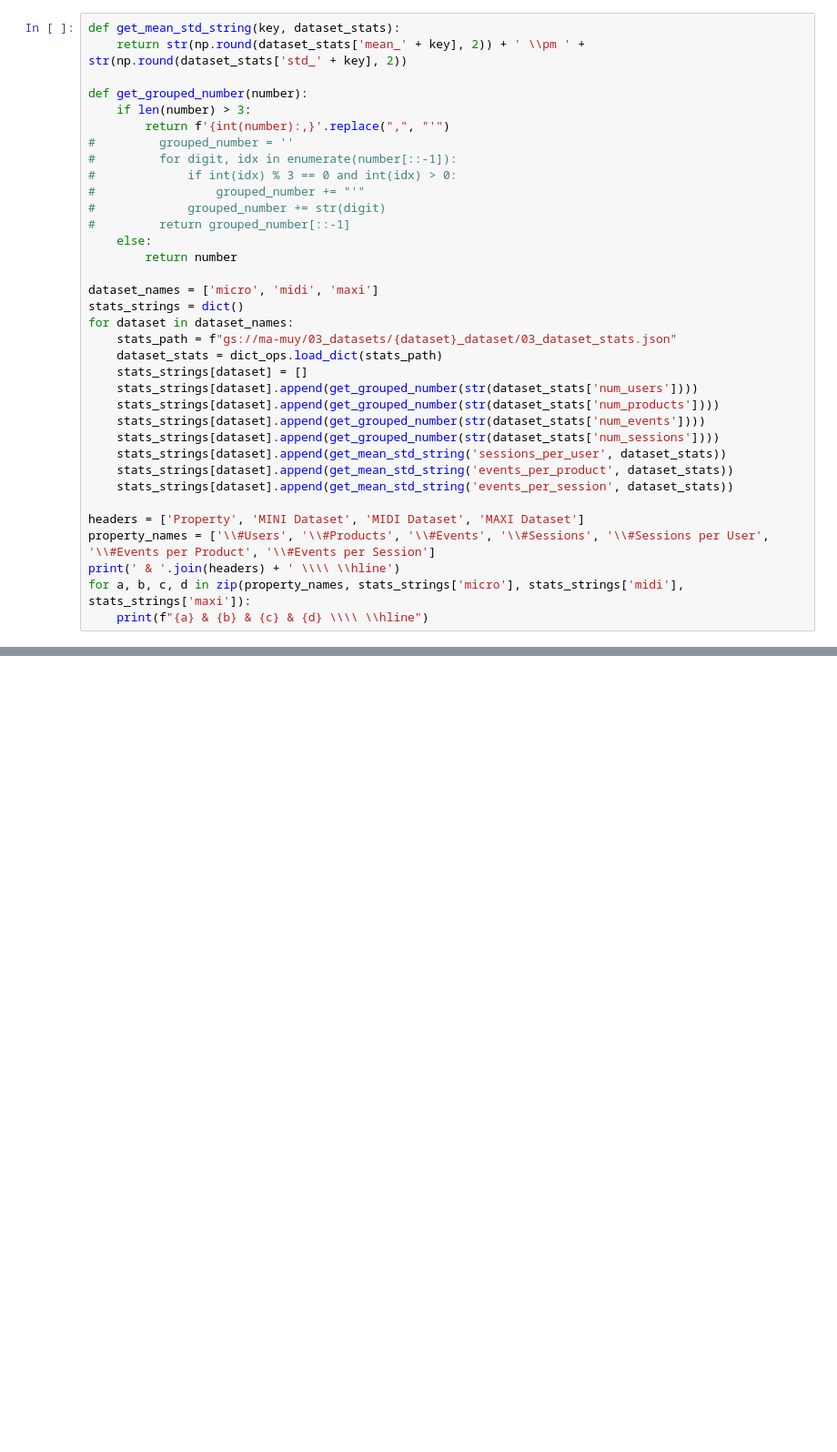
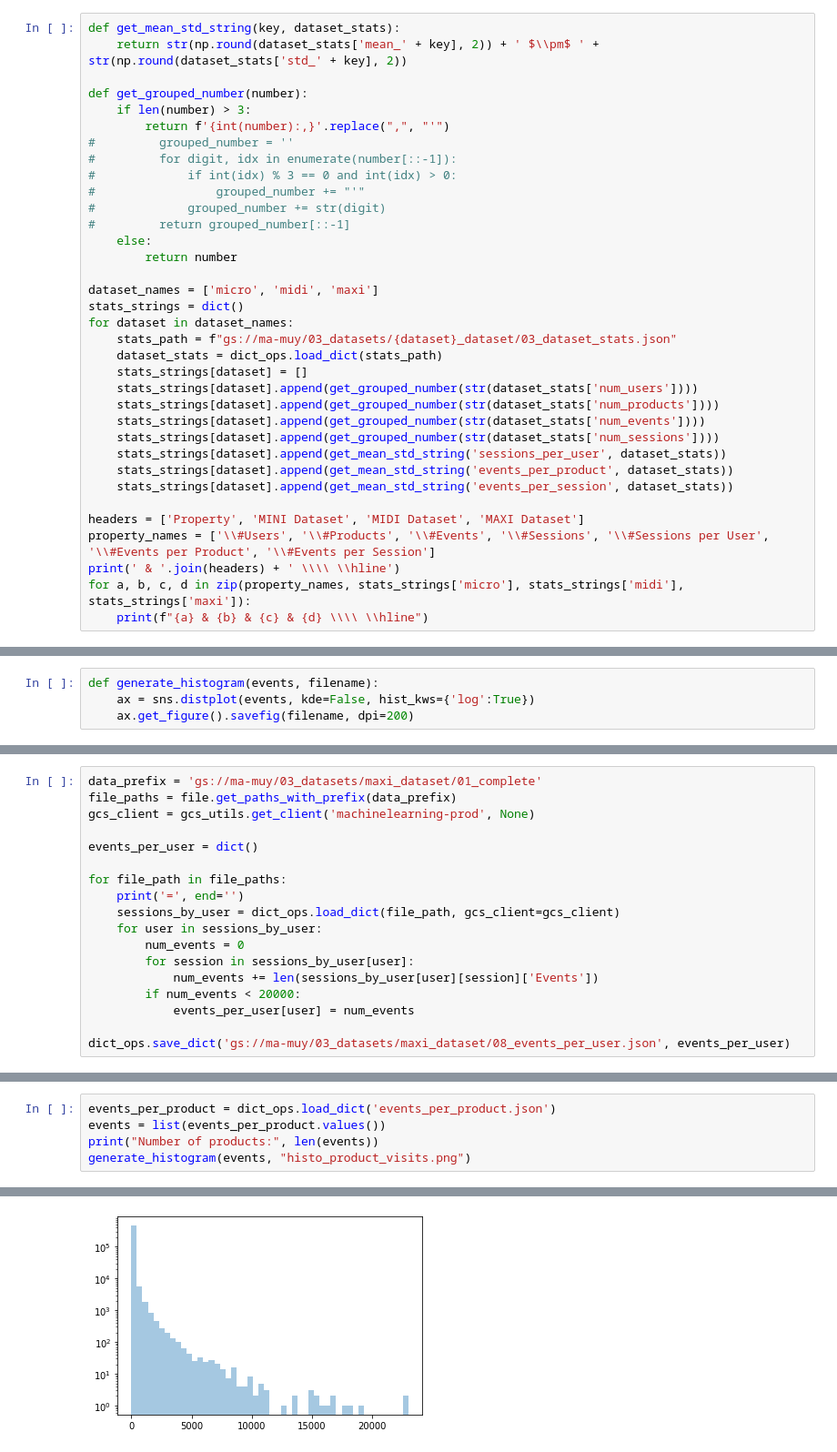
Before and after one commit to muyajil/ethz-msc-thesis, a Jupyter notebook: notebooks/analysis.ipynb, the cells around one changed output, grey strips where cells are left out. Shown at 91% size. Drawn from its saved outputs; the diff is of its cells as text; blank space fills up the shorter version.

Commit message:
generate plots and pca

```diff
--- a/notebooks/analysis.ipynb
+++ b/notebooks/analysis.ipynb
@@ -4,6 +19,6 @@ import numpy as np
 # %%
 def get_mean_std_string(key, dataset_stats):
-    return str(np.round(dataset_stats['mean_' + key], 2)) + ' \\pm ' + str(np.round(dataset_stats['std_' + key], 2))
+    return str(np.round(dataset_stats['mean_' + key], 2)) + ' $\\pm$ ' + str(np.round(dataset_stats['std_' + key], 2))
 
 def get_grouped_number(number):
     if len(number) > 3:
@@ -52,0 +65,4 @@ edcba
+# %%
+def generate_histogram(events, filename):
+    ax = sns.distplot(events, kde=False, hist_kws={'log':True})
+    ax.get_figure().savefig(filename, dpi=200)
@@ -52,0 +71,18 @@ edcba
+# %%
+data_prefix = 'gs://ma-muy/03_datasets/maxi_dataset/01_complete'
+file_paths = file.get_paths_with_prefix(data_prefix)
+gcs_client = gcs_utils.get_client('machinelearning-prod', None)
+
+events_per_user = dict()
+
+for file_path in file_paths:
+    print('=', end='')
+    sessions_by_user = dict_ops.load_dict(file_path, gcs_client=gcs_client)
+    for user in sessions_by_user:
+        num_events = 0
+        for session in sessions_by_user[user]:
+            num_events += len(sessions_by_user[user][session]['Events'])
+        if num_events < 20000:
+            events_per_user[user] = num_events
+
+dict_ops.save_dict('gs://ma-muy/03_datasets/maxi_dataset/08_events_per_user.json', events_per_user)
@@ -52,0 +100,6 @@ edcba
+# %%
+events_per_product = dict_ops.load_dict('events_per_product.json')
+events = list(events_per_product.values())
+print("Number of products:", len(events))
+generate_histogram(events, "histo_product_visits.png")
+# %% [output]
@@ -52,0 +107 @@ edcba
+[figure, added]
```
Also changed, not shown: parts of 22 cells of this notebook, 8 other files.
